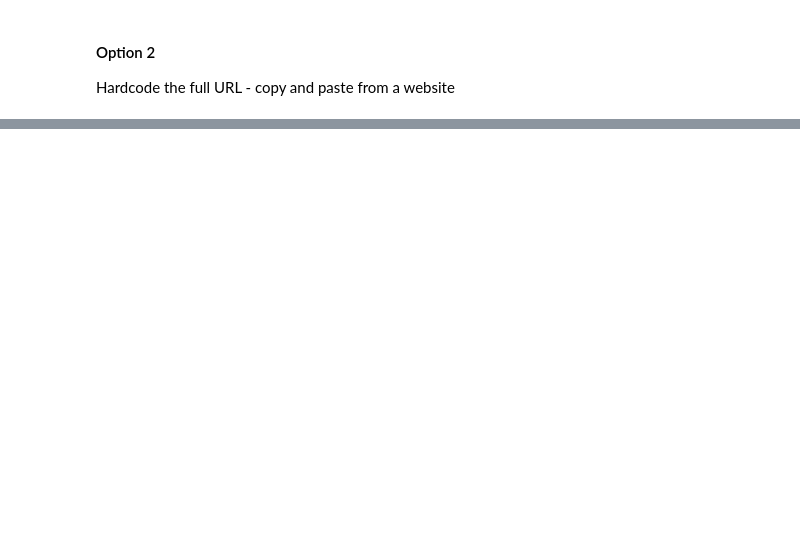
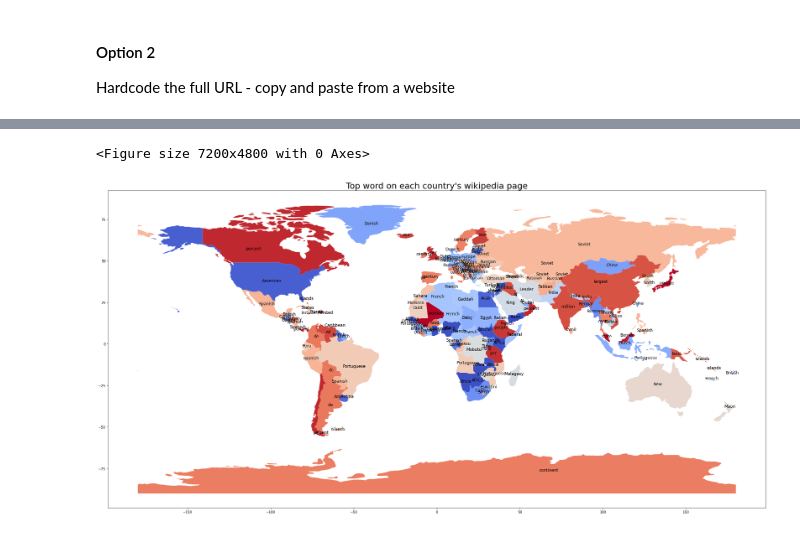
Before and after one commit to maciejtarsa/Webpage-Word-Counter, a Jupyter notebook: word_counter.ipynb, the cells around one changed output, grey strips where cells are left out. Saved outputs shown, nothing was run; the diff lists cells and outputs as text; code cells hidden in the pictures; blank space fills up the shorter version.

```diff
--- a/word_counter.ipynb
+++ b/word_counter.ipynb
@@ -144,0 +298,8 @@ top_words(url)
+# %%
+# convert my dictionart of countries to a dataframe
+country_words = pd.DataFrame(country_top_word.items(), columns=['CountryCapital', 'word'])
+# turn tuples into columns
+country_words[['country', 'capital', 'alpha_3']] = pd.DataFrame(country_words['CountryCapital'].tolist(), index=country_words.index)
+# only keep relevant columns
+country_words = country_words[['country', 'capital', 'alpha_3', 'word']]
+country_words.head()
@@ -144,0 +313,3 @@ top_words(url)
+# %%
+# get a world dataset from geopandas
+world = geopandas.read_file(geopandas.datasets.get_path('naturalearth_lowres'))
@@ -144,0 +332,5 @@ top_words(url)
+# %%
+# merge based on iso code
+merge=pd.merge(world,country_words,left_on='iso_a3', right_on='alpha_3')
+merge = merge[['country', 'capital', 'alpha_3', 'geometry', 'word']]
+merge
@@ -144,0 +353,5 @@ top_words(url)
+# %%
+# extract coordinates from the polygons for plotting the words
+merge['coords'] = merge['geometry'].apply(lambda x: x.representative_point().coords[:])
+merge['coords'] = [coords[0] for coords in merge['coords']]
+merge
@@ -144,0 +372,14 @@ top_words(url)
+# %%
+# plot confirmed cases world map
+plt.figure(dpi=1200)
+merge.plot(column='word',
+           figsize=(35, 30), cmap='coolwarm')
+plt.title("Top word on each country's wikipedia page",fontsize=25)
+# add countries names and numbers
+for idx, row in merge.iterrows():
+  plt.annotate(s=row['word'], xy=row['coords'], horizontalalignment='center', fontsize=12)
+plt.savefig('top_words.png')
+plt.show()
+# %% [output]
+<Figure size 7200x4800 with 0 Axes>
+[figure, added]
```
Also changed, not shown: parts of 23 cells of this notebook.
